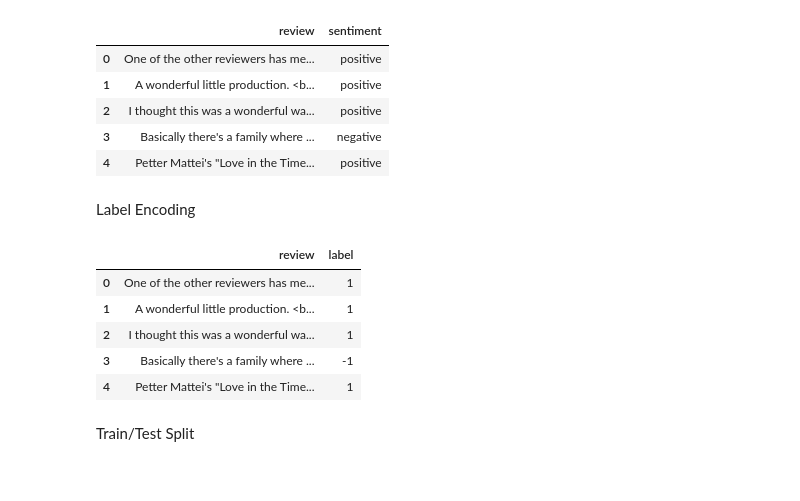
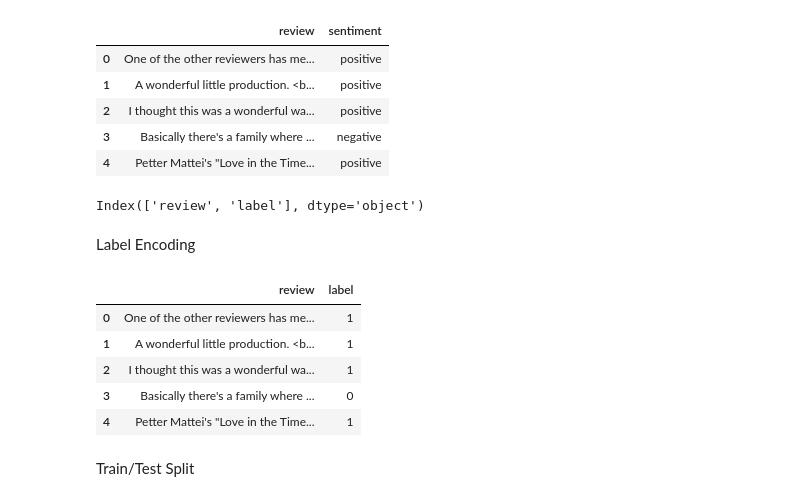
Before and after one commit to AmnaNoorr/text-classification-svm, a Jupyter notebook: manual_svm_text_classification.ipynb, the cells around one changed output. Drawn from its saved outputs; the diff is of its cells as text; code cells hidden in the pictures.

Commit message:
changed labels to 0 , 1

```diff
--- a/manual_svm_text_classification.ipynb
+++ b/manual_svm_text_classification.ipynb
@@ -24,22 +24,25 @@ df.head()
 | 2 | I thought this was a wonderful wa... | positive |
 | 3 | Basically there's a family where ... | negative |
 | 4 | Petter Mattei's "Love in the Time... | positive |
+# %%
+print(df.columns)
+# %% [output]
+Index(['review', 'label'], dtype='object')
 # %% [markdown]
 Label Encoding
 # %%
-df["label"] = df["sentiment"].map({
-    "positive": 1,
-    "negative": -1
-})
+# If labels are -1 and 1, convert to 0 and 1
+df["label"] = df["label"].replace(-1, 0)
 
+# Keep only the needed columns
 df = df[["review", "label"]]
 df.head()
 # %% [output]
 |  | review | label |
 | 0 | One of the other reviewers has me... | 1 |
 | 1 | A wonderful little production. <b... | 1 |
 | 2 | I thought this was a wonderful wa... | 1 |
-| 3 | Basically there's a family where ... | -1 |
+| 3 | Basically there's a family where ... | 0 |
 | 4 | Petter Mattei's "Love in the Time... | 1 |
 # %% [markdown]
 Train/Test Split
```
